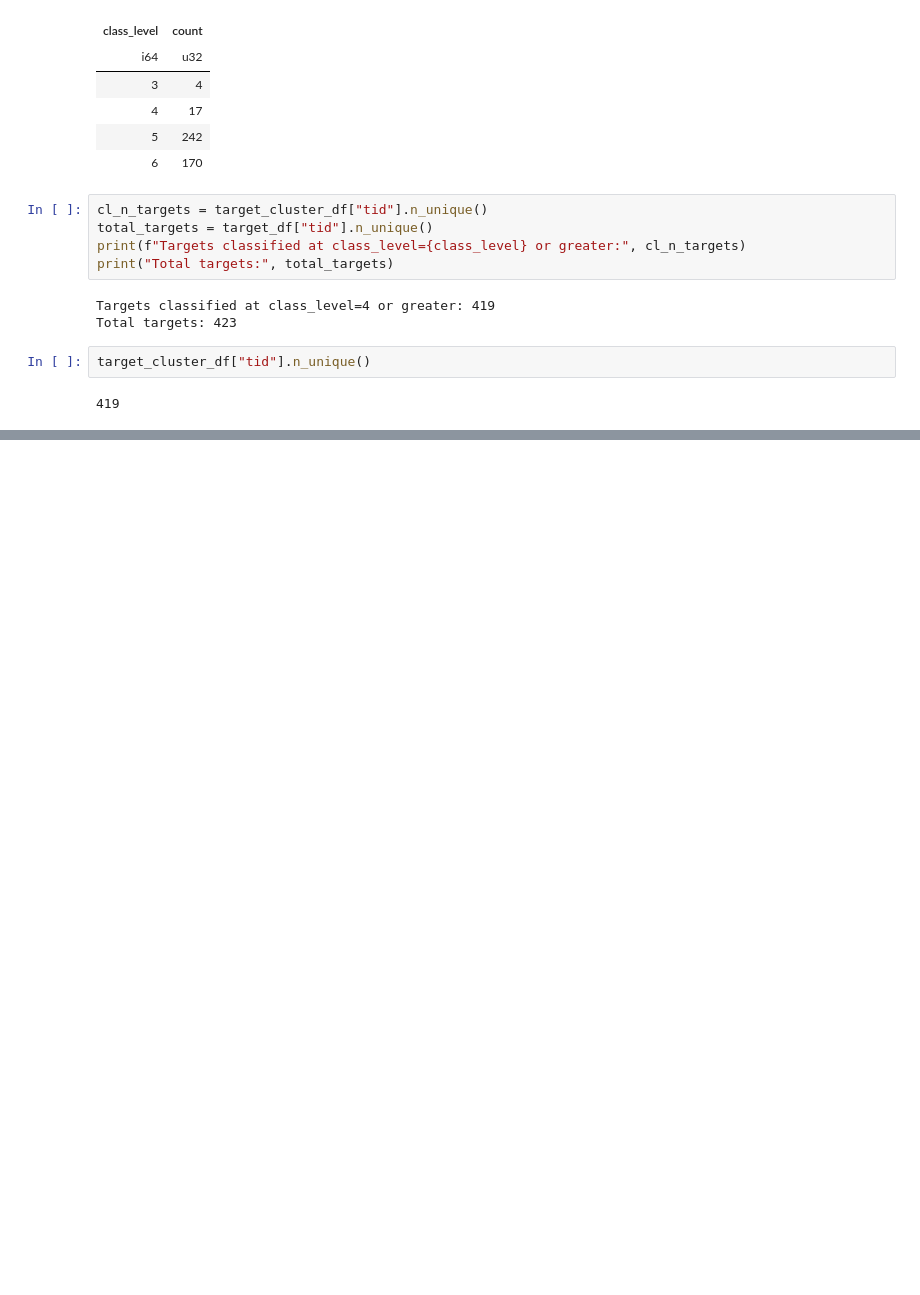
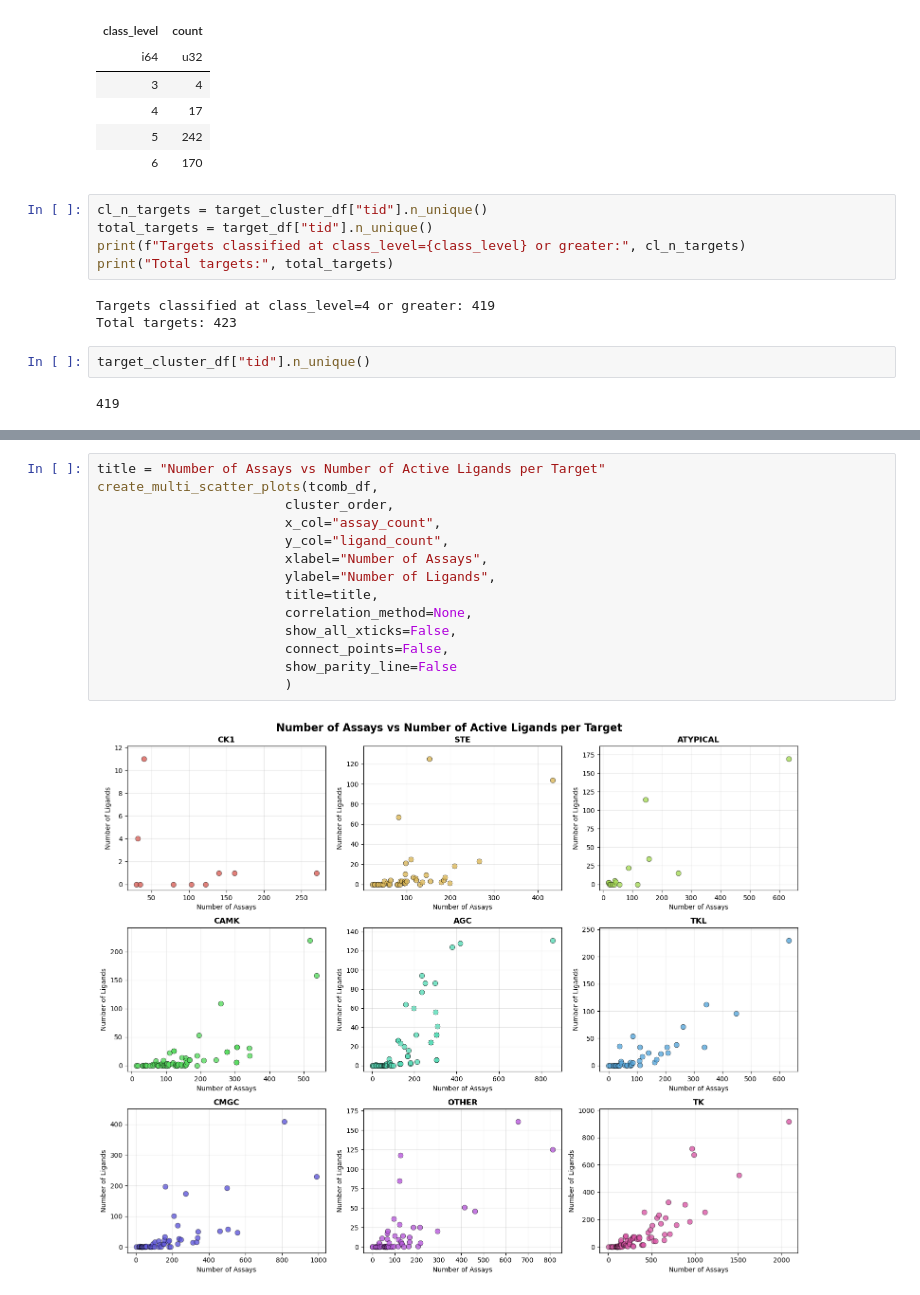
Before and after one commit to Jack-42/ligandActivityAnalysis, a Jupyter notebook: notebooks/exploratory_analysis.ipynb, the cells around one changed output, grey strips where cells are left out. Saved outputs shown, nothing was run; the diff lists cells and outputs as text; blank space fills up the shorter version.

```diff
--- a/notebooks/exploratory_analysis.ipynb
+++ b/notebooks/exploratory_analysis.ipynb
@@ -607,0 +638,16 @@ Average assay_count per short_name: 9822.1
+# %%
+title = "Number of Assays vs Number of Active Ligands per Target"
+create_multi_scatter_plots(tcomb_df,
+                        cluster_order,
+                        x_col="assay_count",
+                        y_col="ligand_count",
+                        xlabel="Number of Assays",
+                        ylabel="Number of Ligands",
+                        title=title,
+                        correlation_method=None,
+                        show_all_xticks=False,
+                        connect_points=False,
+                        show_parity_line=False
+                        )
+# %% [output]
+[figure, added]
```
Also changed, not shown: parts of 23 cells of this notebook, 1 other file.
